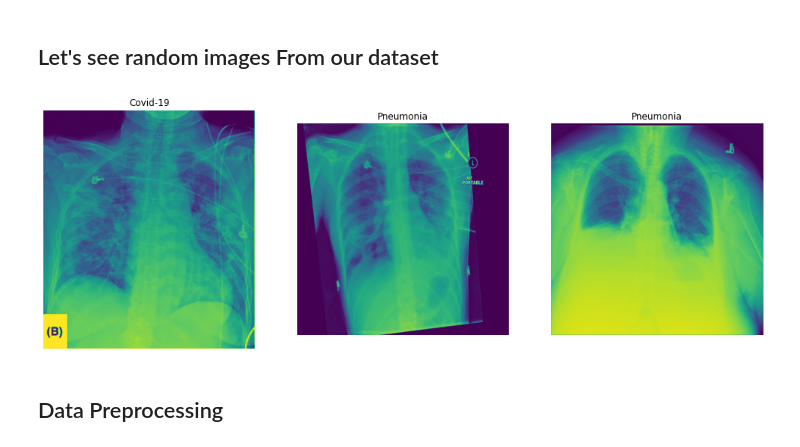
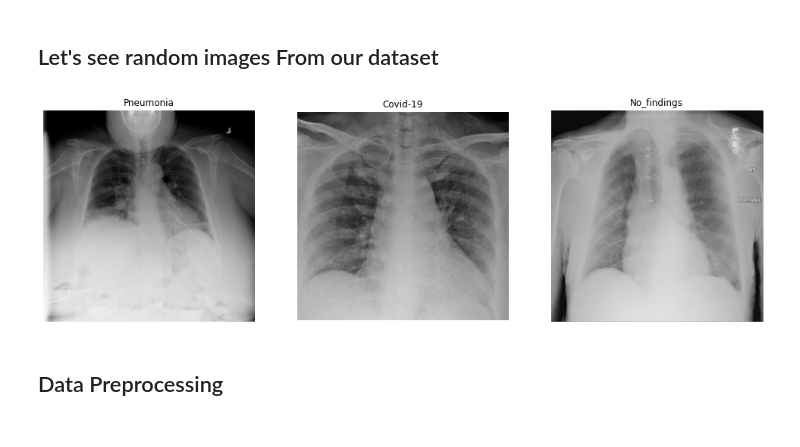
Before and after one commit to bahadiryzc/COVID-19-Cases-Using-Deep-Neural-Networks-with-X-Ray-Images, a Jupyter notebook: COVID_19_Cases_Using_Deep_Neural_Networks_with_X_Ray_Images.ipynb, the cells around one changed output. Drawn from its saved outputs; the diff is of its cells as text; code cells hidden in the pictures.

```diff
--- a/COVID_19_Cases_Using_Deep_Neural_Networks_with_X_Ray_Images.ipynb
+++ b/COVID_19_Cases_Using_Deep_Neural_Networks_with_X_Ray_Images.ipynb
@@ -71,20 +70,20 @@ def change_images_names(path):
 # %%
 # Let's see random images in our data
 plt.figure(figsize =(17, 10))
 
 for i in range(0,3):
   random_class_name = random.choice(species_list)
   random_image_name = random.choice(os.listdir(images_path + "/" + random_class_name))
   random_image_path = images_path + "/"+ random_class_name+ "/" + random_image_name
   plt.subplot(1, 3, i+1)
-  img = plt.imread(random_image_path)
+  img = Image.open(random_image_path).convert('LA')
   plt.title(random_class_name)
   plt.axis('off')
   plt.imshow(img)
 
 plt.show()
 # %% [output]
-[figure, old version]
+[figure, new version]
 # %% [markdown]
 ## Data Preprocessing
 # %%
```
Also changed, not shown: parts of 33 cells of this notebook.
